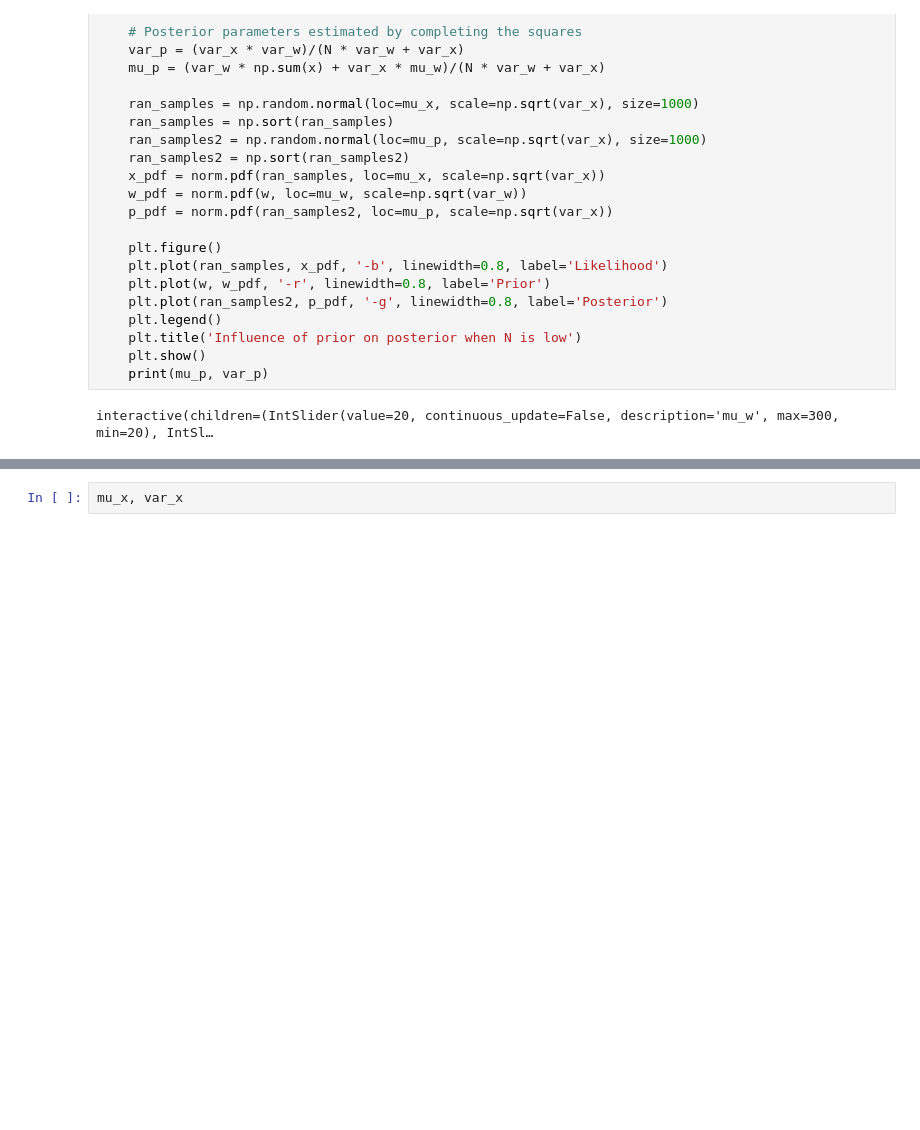
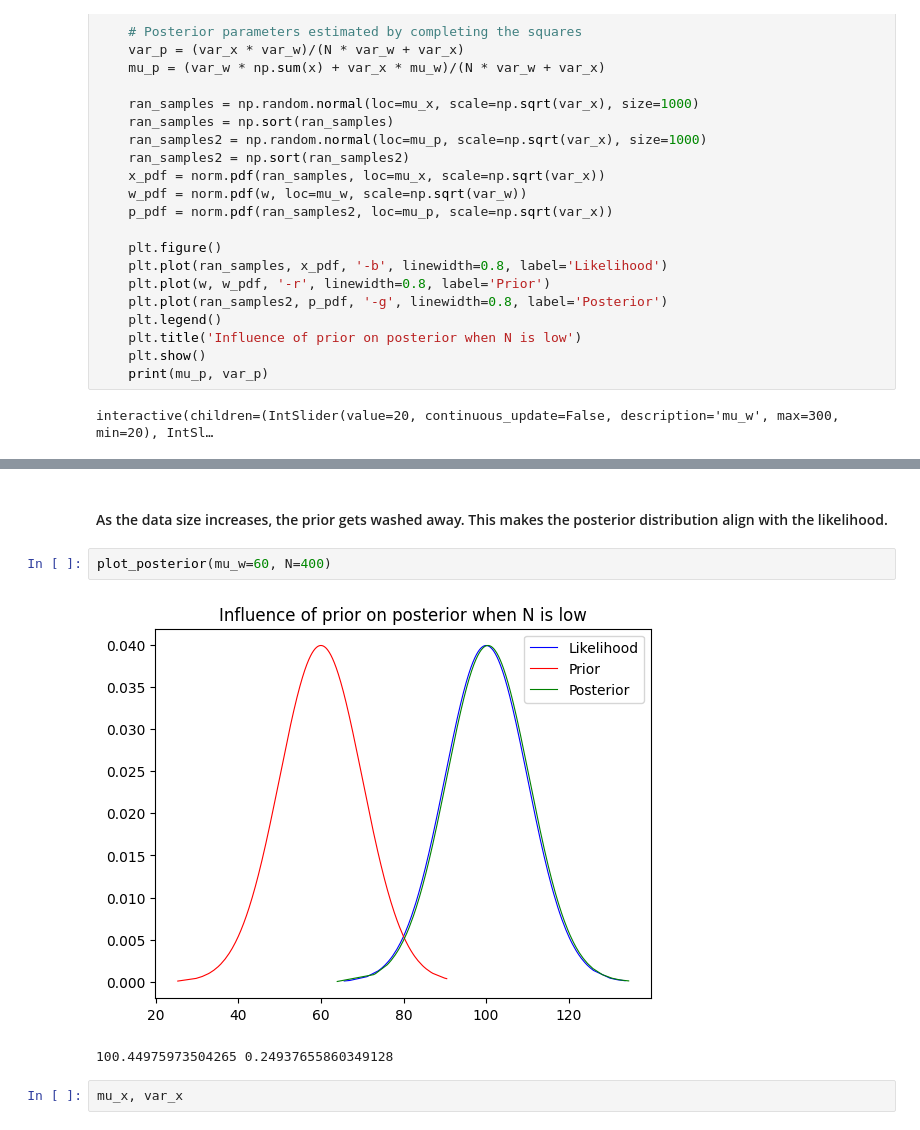
Before and after one commit to rajkumarcm/MachineLearning, a Jupyter notebook: Personal Experiments/Conjugate Prior and Metropolis Hastings.ipynb, the cells around one changed output, grey strips where cells are left out. Saved outputs shown, nothing was run; the diff lists cells and outputs as text; blank space fills up the shorter version.

```diff
--- a/Personal Experiments/Conjugate Prior and Metropolis Hastings.ipynb
+++ b/Personal Experiments/Conjugate Prior and Metropolis Hastings.ipynb
@@ -50,3 +57,10 @@ interactive(children=(IntSlider(value=20, continuous_update=False, description='
+# %% [markdown]
+<h4>As the data size increases, the prior gets washed away. This makes the posterior distribution align with the likelihood.</h4>
+# %%
+plot_posterior(mu_w=60, N=400)
+# %% [output]
+[figure, added]
+100.44975973504265 0.24937655860349128
 # %%
 mu_x, var_x
 # %% [output]
```
Also changed, not shown: parts of 2 cells of this notebook, 1 other file.
